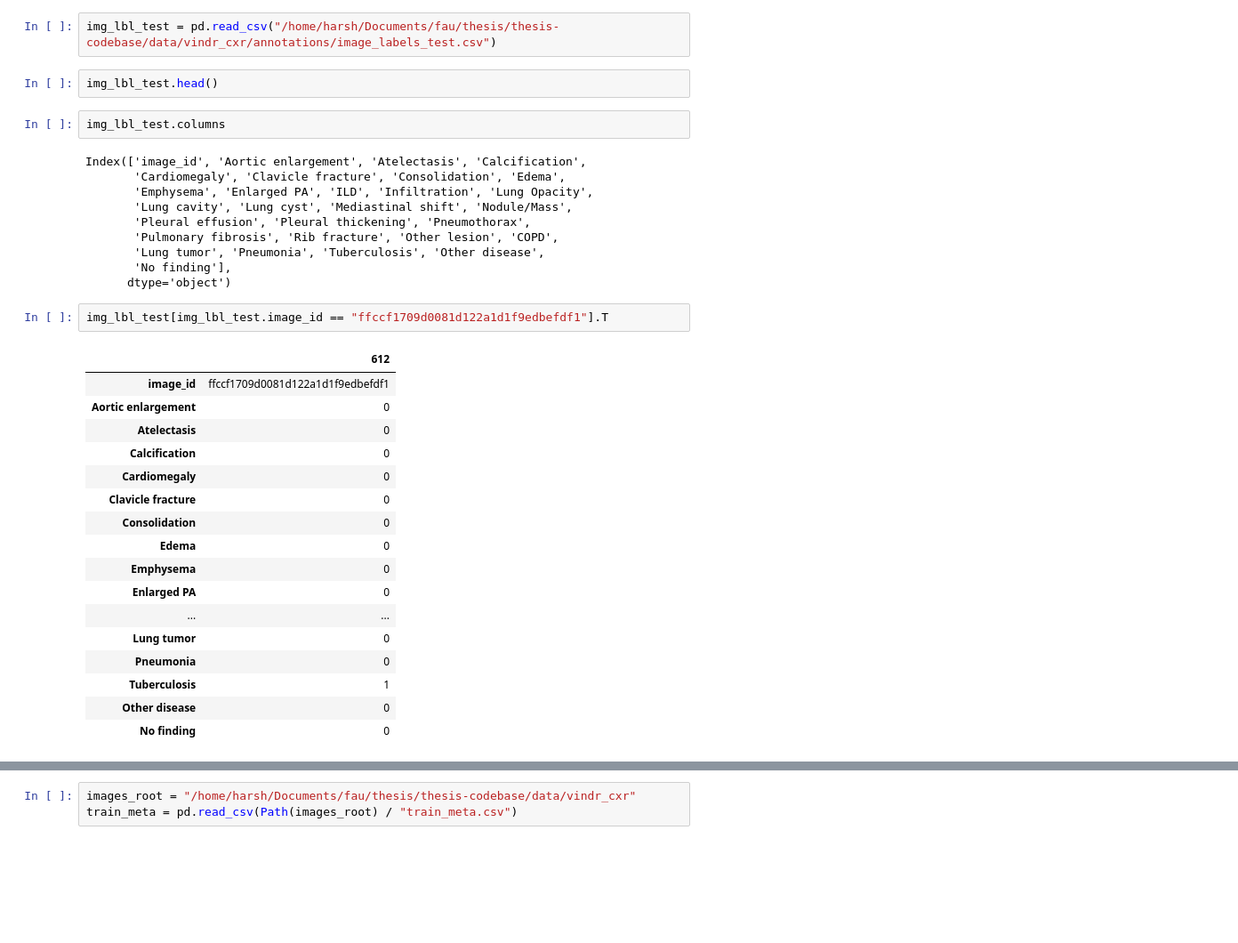
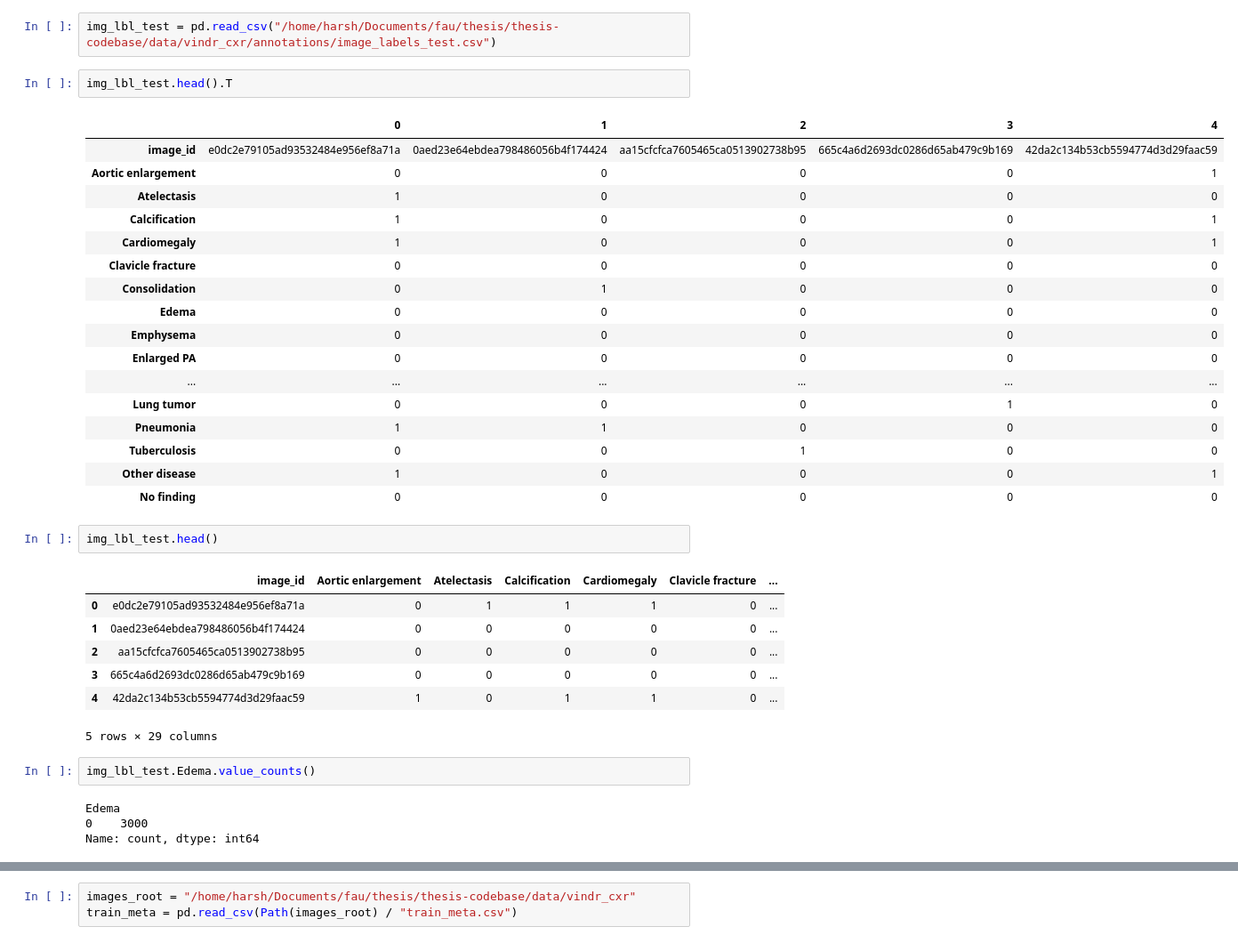
Before and after one commit to harshvardhan10/thesis-codebase, a Jupyter notebook: notebooks/eda_vindr_cxr.ipynb, the cells around one changed output, grey strips where cells are left out. Shown at 89% size. Cells and saved outputs as stored; diff of their text form; blank space fills up the shorter version.

Commit message:
-> formatting findings in csv

```diff
--- a/notebooks/eda_vindr_cxr.ipynb
+++ b/notebooks/eda_vindr_cxr.ipynb
@@ -36,36 +34,38 @@ annot_test[annot_test.image_id == "ab9dedb9ff4cd9e80dca74505b599105"].class_name
 # %%
 img_lbl_test = pd.read_csv("/home/harsh/Documents/fau/thesis/thesis-codebase/data/vindr_cxr/annotations/image_labels_test.csv")
 # %%
-img_lbl_test.head()
+img_lbl_test.head().T
+# %% [output]
+|  | 0 | 1 | 2 | 3 | 4 |
+| image_id | e0dc2e79105ad93532484e956ef8a71a | 0aed23e64ebdea798486056b4f174424 | aa15cfcfca7605465ca0513902738b95 | 665c4a6d2693dc0286d65ab479c9b169 | 42da2c134b53cb5594774d3d29faac59 |
+| Aortic enlargement | 0 | 0 | 0 | 0 | 1 |
+| Atelectasis | 1 | 0 | 0 | 0 | 0 |
+| Calcification | 1 | 0 | 0 | 0 | 1 |
+| Cardiomegaly | 1 | 0 | 0 | 0 | 1 |
+| Clavicle fracture | 0 | 0 | 0 | 0 | 0 |
+| Consolidation | 0 | 1 | 0 | 0 | 0 |
+| Edema | 0 | 0 | 0 | 0 | 0 |
+| Emphysema | 0 | 0 | 0 | 0 | 0 |
+| Enlarged PA | 0 | 0 | 0 | 0 | 0 |
+| ... | ... | ... | ... | ... | ... |
+| Lung tumor | 0 | 0 | 0 | 1 | 0 |
+| Pneumonia | 1 | 1 | 0 | 0 | 0 |
+| Tuberculosis | 0 | 0 | 1 | 0 | 0 |
+| Other disease | 1 | 0 | 0 | 0 | 1 |
+| No finding | 0 | 0 | 0 | 0 | 0 |
 # %%
-img_lbl_test.columns
+img_lbl_test.head()
 # %% [output]
+|  | image_id | Aortic enlargement | Atelectasis | Calcification | Cardiomegaly | Clavicle fracture | ... |
+| 0 | e0dc2e79105ad93532484e956ef8a71a | 0 | 1 | 1 | 1 | 0 | ... |
+| 1 | 0aed23e64ebdea798486056b4f174424 | 0 | 0 | 0 | 0 | 0 | ... |
+| 2 | aa15cfcfca7605465ca0513902738b95 | 0 | 0 | 0 | 0 | 0 | ... |
+| 3 | 665c4a6d2693dc0286d65ab479c9b169 | 0 | 0 | 0 | 0 | 0 | ... |
+| 4 | 42da2c134b53cb5594774d3d29faac59 | 1 | 0 | 1 | 1 | 0 | ... |
-Index(['image_id', 'Aortic enlargement', 'Atelectasis', 'Calcification',
-       'Cardiomegaly', 'Clavicle fracture', 'Consolidation', 'Edema',
-       'Emphysema', 'Enlarged PA', 'ILD', 'Infiltration', 'Lung Opacity',
-       'Lung cavity', 'Lung cyst', 'Mediastinal shift', 'Nodule/Mass',
-       'Pleural effusion', 'Pleural thickening', 'Pneumothorax',
-       'Pulmonary fibrosis', 'Rib fracture', 'Other lesion', 'COPD',
-       'Lung tumor', 'Pneumonia', 'Tuberculosis', 'Other disease',
-       'No finding'],
-      dtype='object')
+5 rows × 29 columns
 # %%
-img_lbl_test[img_lbl_test.image_id == "ffccf1709d0081d122a1d1f9edbefdf1"].T
+img_lbl_test.Edema.value_counts()
 # %% [output]
-|  | 612 |
-| image_id | ffccf1709d0081d122a1d1f9edbefdf1 |
-| Aortic enlargement | 0 |
-| Atelectasis | 0 |
-| Calcification | 0 |
-| Cardiomegaly | 0 |
-| Clavicle fracture | 0 |
-| Consolidation | 0 |
-| Edema | 0 |
-| Emphysema | 0 |
-| Enlarged PA | 0 |
-| ... | ... |
-| Lung tumor | 0 |
-| Pneumonia | 0 |
-| Tuberculosis | 1 |
-| Other disease | 0 |
-| No finding | 0 |
+Edema
+0    3000
+Name: count, dtype: int64
```
Also changed, not shown: parts of 12 cells of this notebook, 1 other file.
